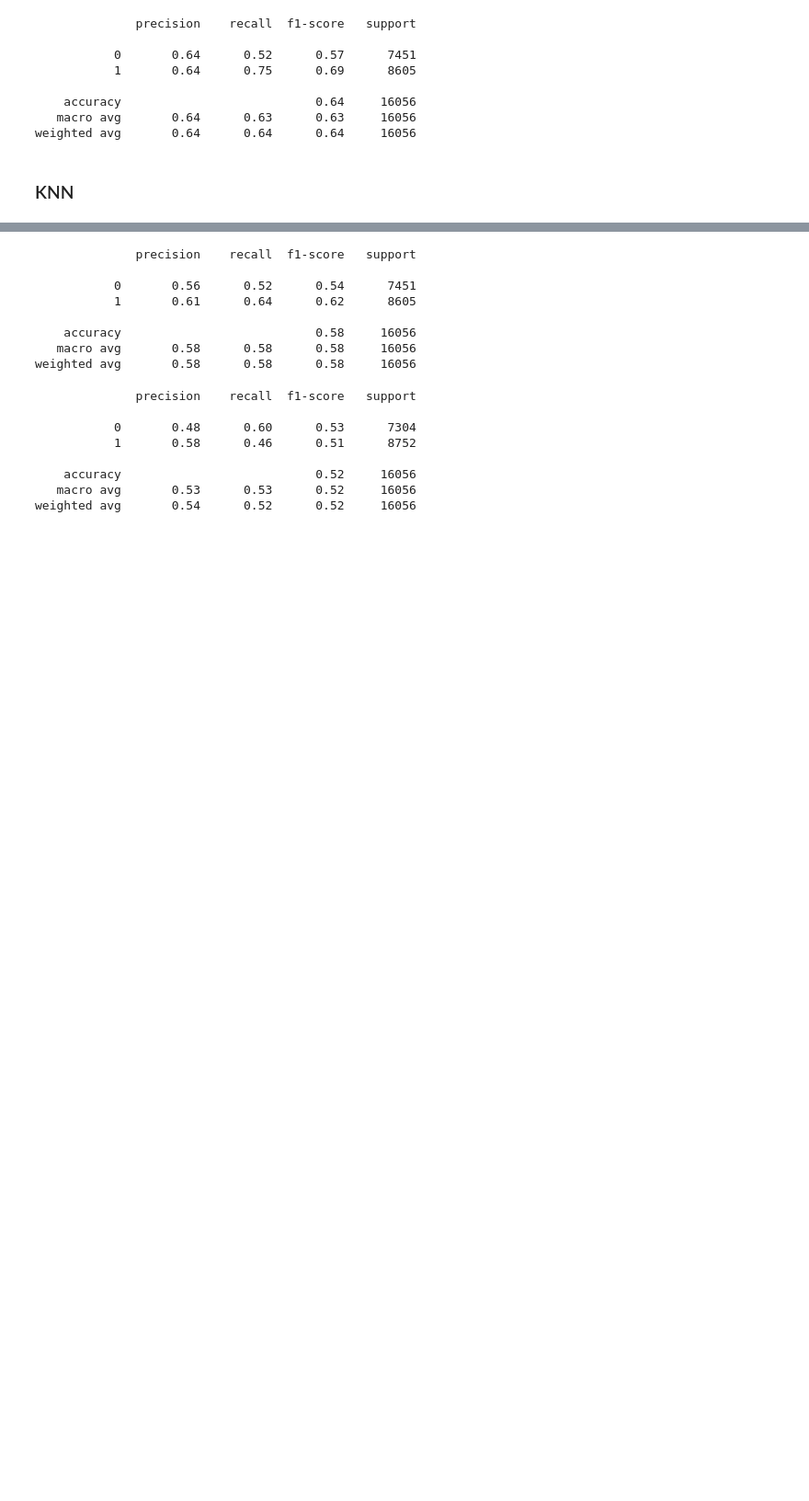
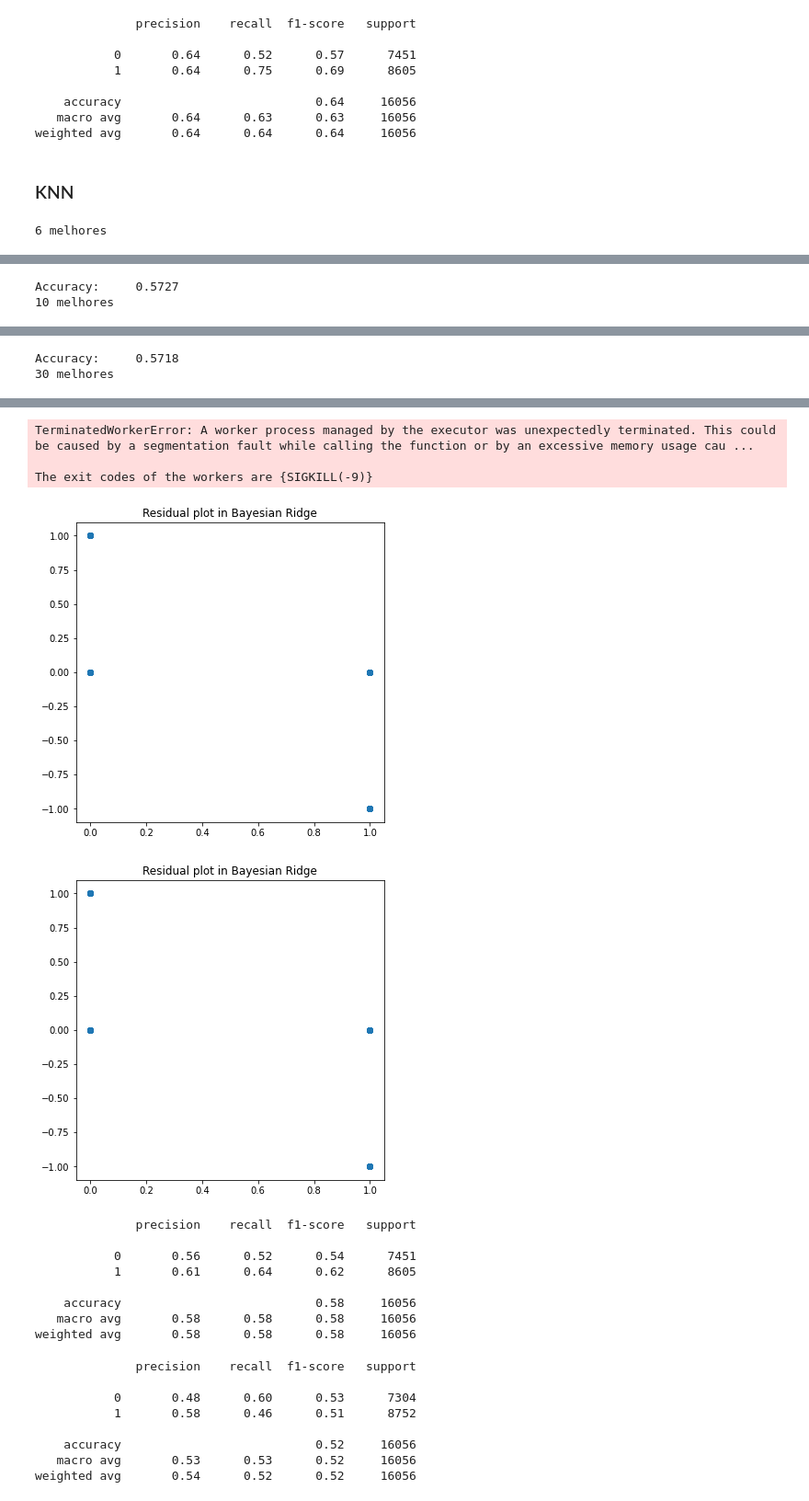
Before and after one commit to luisotaviocap98/Analise-Microdados-Computacao, a Jupyter notebook: classificacao.ipynb, the cells around one changed output, grey strips where cells are left out. Shown at 92% size. Saved outputs shown, nothing was run; the diff lists cells and outputs as text; code cells hidden in the pictures; blank space fills up the shorter version.

```diff
--- a/classificacao.ipynb
+++ b/classificacao.ipynb
@@ -243,5 +246,3 @@ X_70 = SelectKBest(k=70, score_func=chi2).fit_transform(X, y)
 X_62 = SelectKBest(k=62, score_func=chi2).fit_transform(X, y)
 X_6 = SelectKBest(k=6, score_func=chi2).fit_transform(X, y)
 X_81 = SelectKBest(k=81, score_func=chi2).fit_transform(X, y)
-# %%
-X = X_6
@@ -254,3 +257,14 @@ X_train, X_test, y_train, y_test = train_test_split(X, y, test_size = 0.25)
 ### Regressao logistica
 
 só funciona com target binario (é ou não é)
+# %%
+regressor = LogisticRegression(solver='saga', multi_class='ovr', max_iter=500)
+cv = KFold(n_splits=4, random_state=1, shuffle=True)
+
+for i in melhores:
+    print(i[0], 'melhores')
+    X_train, X_test, y_train, y_test = train_test_split(i[1], y, test_size = 0.25)
+    regressor.fit(X_train, y_train)
+    y_pred = cross_val_predict(regressor, i[1], y, cv=cv, n_jobs=-1, verbose=15)
+
+    plotCVError(y_pred, 'Bayesian Ridge')
@@ -290,3 +398,16 @@ n_scores = cross_val_score(clr, X, y, scoring='accuracy', cv=cv, n_jobs=-1, erro
 print(n_scores.mean(), n_scores.std())
 # %% [markdown]
 ### KNN
+# %%
+regressor = KNeighborsClassifier()
+cv = KFold(n_splits=4, random_state=1, shuffle=True)
+
+for i in melhores:
+    print(i[0], 'melhores')
+    X_train, X_test, y_train, y_test = train_test_split(i[1], y, test_size = 0.25)
+    regressor.fit(X_train, y_train)
+    y_pred = cross_val_predict(regressor, i[1], y, cv=cv, n_jobs=-1, verbose=15)
+
+    plotCVError(y_pred, 'Bayesian Ridge')
+# %% [output]
+6 melhores
@@ -292,0 +425,2 @@ print(n_scores.mean(), n_scores.std())
+Accuracy:     0.5727
+10 melhores
@@ -292,0 +439,2 @@ print(n_scores.mean(), n_scores.std())
+Accuracy:     0.5718
+30 melhores
@@ -293,3 +448,8 @@ print(n_scores.mean(), n_scores.std())
+TerminatedWorkerError: A worker process managed by the executor was unexpectedly terminated. This could be caused by a segmentation fault while calling the function or by an excessive memory usage cau ...
+
+The exit codes of the workers are {SIGKILL(-9)}
+[figure, added]
+[figure, added]
 # %%
 knn = KNeighborsClassifier()
 knn.fit(X_train, y_train)
```
Also changed, not shown: parts of 13 cells of this notebook, 4 other files.
